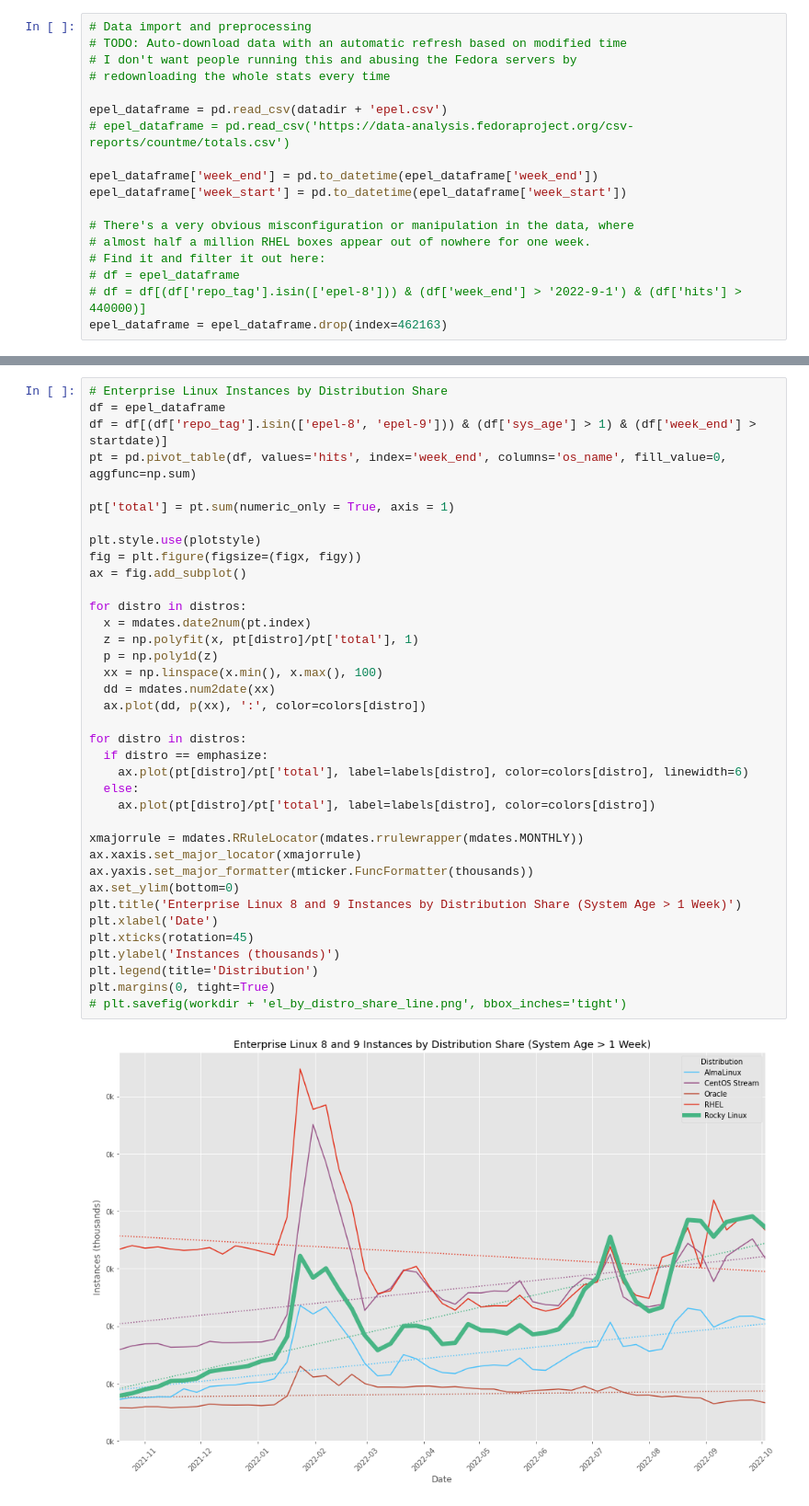
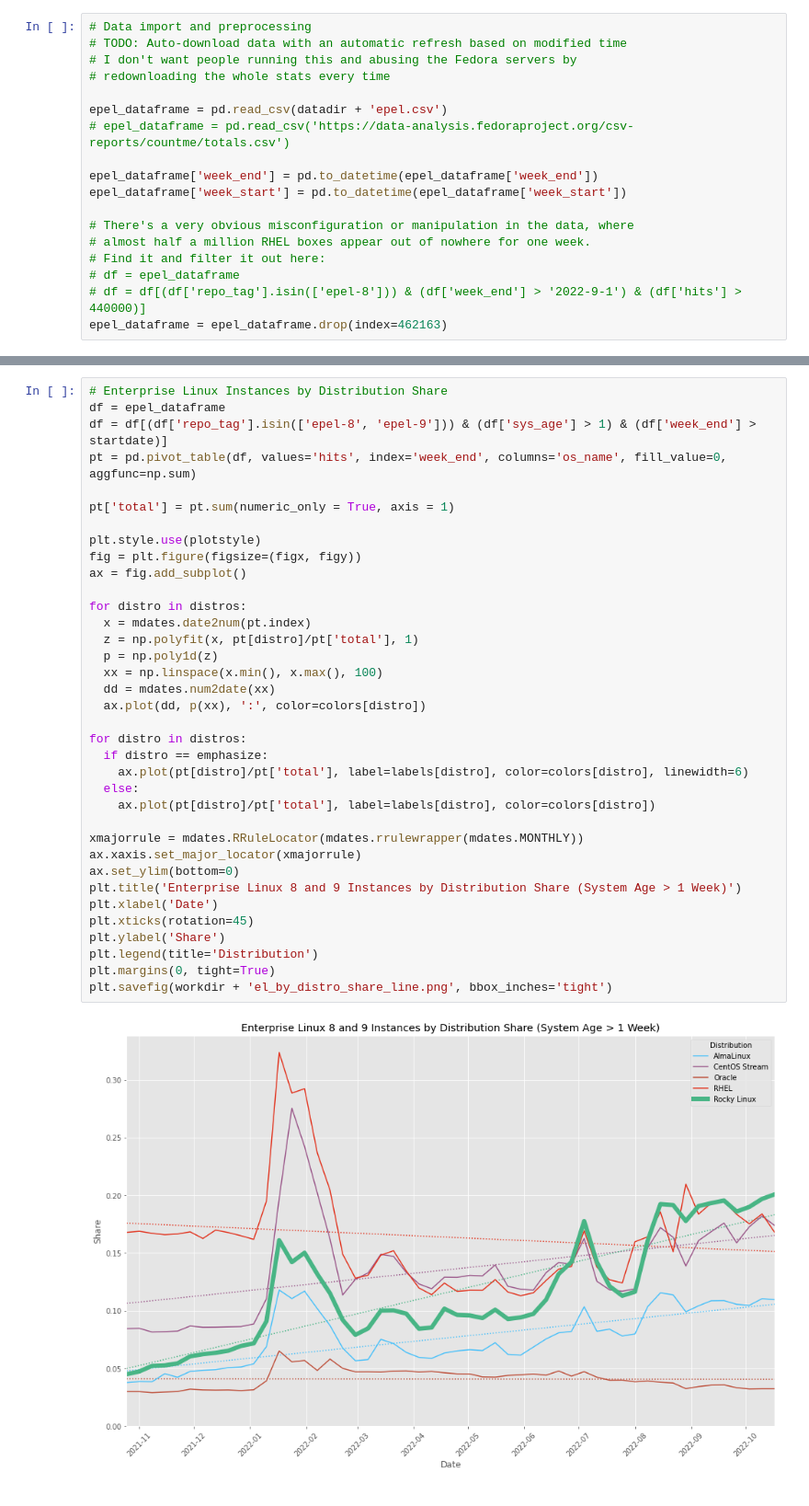
Before and after one commit to brianclemens/rocky-stats, a Jupyter notebook: epel.ipynb, the cells around one changed output, grey strips where cells are left out. Shown at 92% size. Saved outputs shown, nothing was run; the diff lists cells and outputs as text.

```diff
--- a/epel.ipynb
+++ b/epel.ipynb
@@ -132,42 +95,41 @@ plt.savefig(workdir + 'el_by_distro_ephemeral_line.png', bbox_inches='tight')
-# %%
-# Enterprise Linux Instances by Distribution Share
-df = epel_dataframe
-df = df[(df['repo_tag'].isin(['epel-8', 'epel-9'])) & (df['sys_age'] > 1) & (df['week_end'] > startdate)]
-pt = pd.pivot_table(df, values='hits', index='week_end', columns='os_name', fill_value=0, aggfunc=np.sum)
-
-pt['total'] = pt.sum(numeric_only = True, axis = 1)
-
-plt.style.use(plotstyle)
-fig = plt.figure(figsize=(figx, figy))
-ax = fig.add_subplot()
-
-for distro in distros:
-  x = mdates.date2num(pt.index)
-  z = np.polyfit(x, pt[distro]/pt['total'], 1)
-  p = np.poly1d(z)
-  xx = np.linspace(x.min(), x.max(), 100)
-  dd = mdates.num2date(xx)
-  ax.plot(dd, p(xx), ':', color=colors[distro])
-
-for distro in distros:
-  if distro == emphasize:
-    ax.plot(pt[distro]/pt['total'], label=labels[distro], color=colors[distro], linewidth=6)
-  else:
-    ax.plot(pt[distro]/pt['total'], label=labels[distro], color=colors[distro])
-
-xmajorrule = mdates.RRuleLocator(mdates.rrulewrapper(mdates.MONTHLY))
-ax.xaxis.set_major_locator(xmajorrule)
-ax.yaxis.set_major_formatter(mticker.FuncFormatter(thousands))
-ax.set_ylim(bottom=0)
-plt.title('Enterprise Linux 8 and 9 Instances by Distribution Share (System Age > 1 Week)')
-plt.xlabel('Date')
-plt.xticks(rotation=45)
-plt.ylabel('Instances (thousands)')
-plt.legend(title='Distribution')
-plt.margins(0, tight=True)
-# plt.savefig(workdir + 'el_by_distro_share_line.png', bbox_inches='tight')
-# %% [output]
-[figure, removed]
+# %%
+# Enterprise Linux Instances by Distribution Share
+df = epel_dataframe
+df = df[(df['repo_tag'].isin(['epel-8', 'epel-9'])) & (df['sys_age'] > 1) & (df['week_end'] > startdate)]
+pt = pd.pivot_table(df, values='hits', index='week_end', columns='os_name', fill_value=0, aggfunc=np.sum)
+
+pt['total'] = pt.sum(numeric_only = True, axis = 1)
+
+plt.style.use(plotstyle)
+fig = plt.figure(figsize=(figx, figy))
+ax = fig.add_subplot()
+
+for distro in distros:
+  x = mdates.date2num(pt.index)
+  z = np.polyfit(x, pt[distro]/pt['total'], 1)
+  p = np.poly1d(z)
+  xx = np.linspace(x.min(), x.max(), 100)
+  dd = mdates.num2date(xx)
+  ax.plot(dd, p(xx), ':', color=colors[distro])
+
+for distro in distros:
+  if distro == emphasize:
+    ax.plot(pt[distro]/pt['total'], label=labels[distro], color=colors[distro], linewidth=6)
+  else:
+    ax.plot(pt[distro]/pt['total'], label=labels[distro], color=colors[distro])
+
+xmajorrule = mdates.RRuleLocator(mdates.rrulewrapper(mdates.MONTHLY))
+ax.xaxis.set_major_locator(xmajorrule)
+ax.set_ylim(bottom=0)
+plt.title('Enterprise Linux 8 and 9 Instances by Distribution Share (System Age > 1 Week)')
+plt.xlabel('Date')
+plt.xticks(rotation=45)
+plt.ylabel('Share')
+plt.legend(title='Distribution')
+plt.margins(0, tight=True)
+plt.savefig(workdir + 'el_by_distro_share_line.png', bbox_inches='tight')
+# %% [output]
+[figure, added]
 # %%
 # Enterprise Linux Instances by Distribution
 df = epel_dataframe
```
Also changed, not shown: parts of 12 cells of this notebook.
